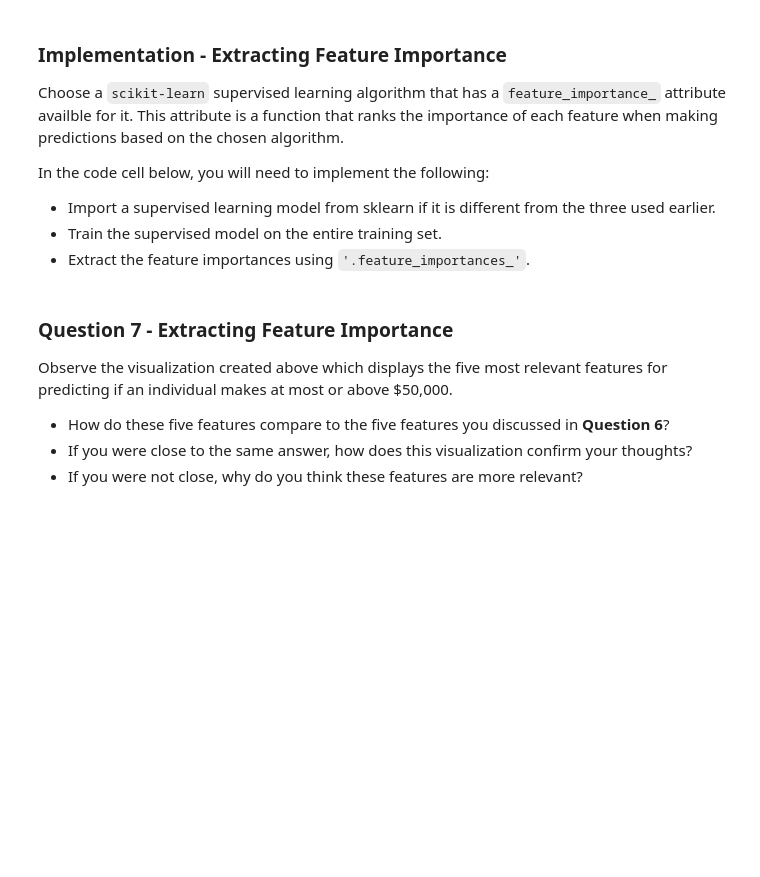
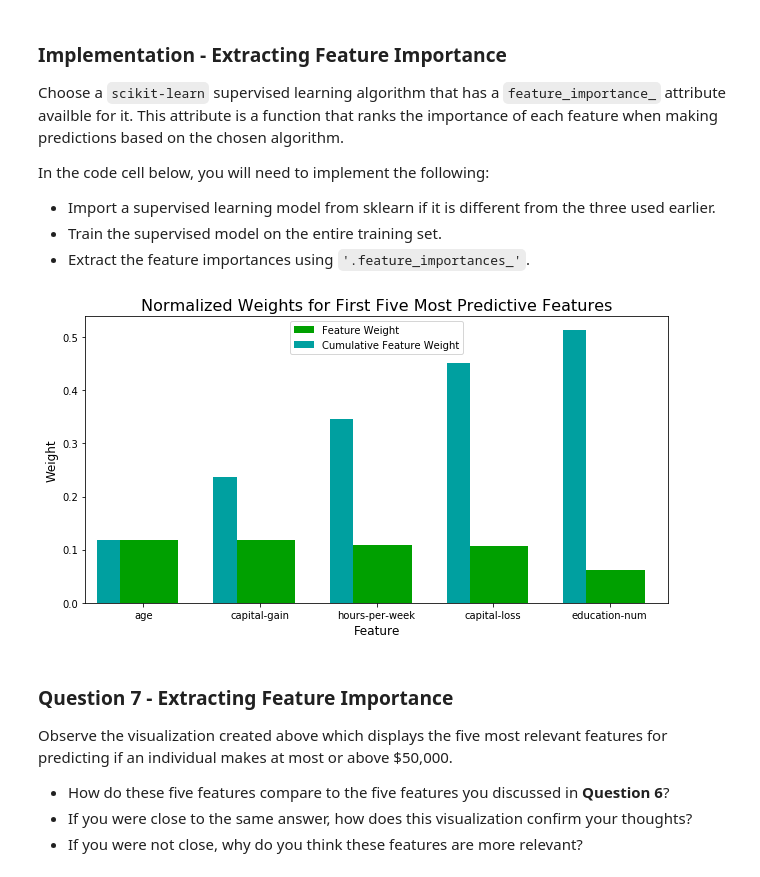
Before and after one commit to Shivang-Bhandari/CharityML, a Jupyter notebook: finding_donors.ipynb, the cells around one changed output. Drawn from its saved outputs; the diff is of its cells as text; code cells hidden in the pictures; blank space fills up the shorter version.

```diff
--- a/finding_donors.ipynb
+++ b/finding_donors.ipynb
@@ -583,16 +605,18 @@ In the code cell below, you will need to implement the following:
  - Extract the feature importances using `'.feature_importances_'`.
 # %%
 # TODO: Import a supervised learning model that has 'feature_importances_'
-
+from sklearn.ensemble import GradientBoostingClassifier
 
 # TODO: Train the supervised model on the training set using .fit(X_train, y_train)
-model = None
+model = GradientBoostingClassifier(random_state=38, n_estimators=500).fit(X_train, y_train.reshape(-1))
 
 # TODO: Extract the feature importances using .feature_importances_
-importances = None
+importances = model.feature_importances_
 
 # Plot
 vs.feature_plot(importances, X_train, y_train)
+# %% [output]
+[figure, added]
 # %% [markdown]
 ### Question 7 - Extracting Feature Importance
 
```
Also changed, not shown: parts of 12 cells of this notebook, 2 other files.
